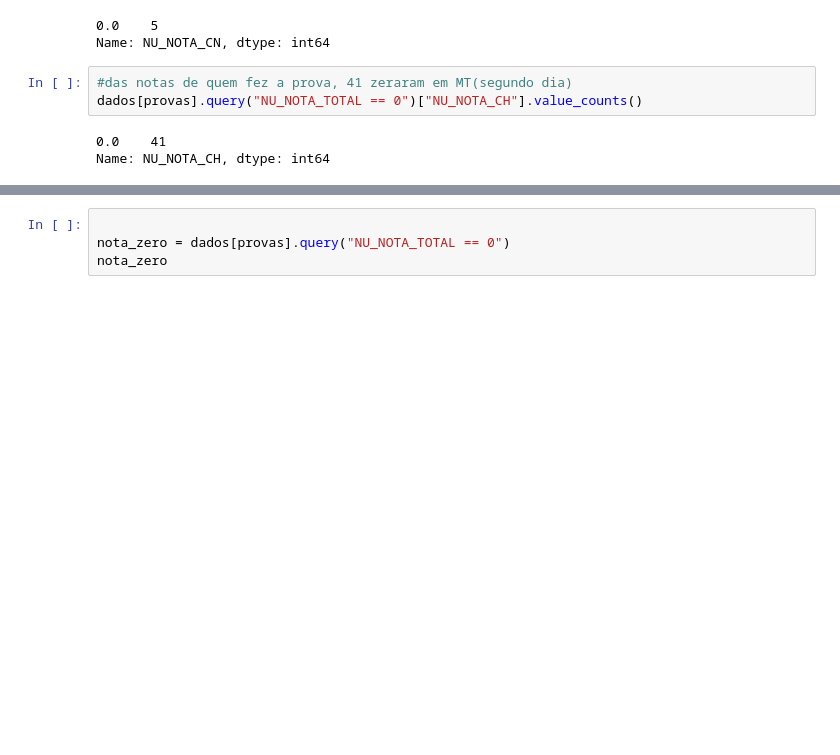
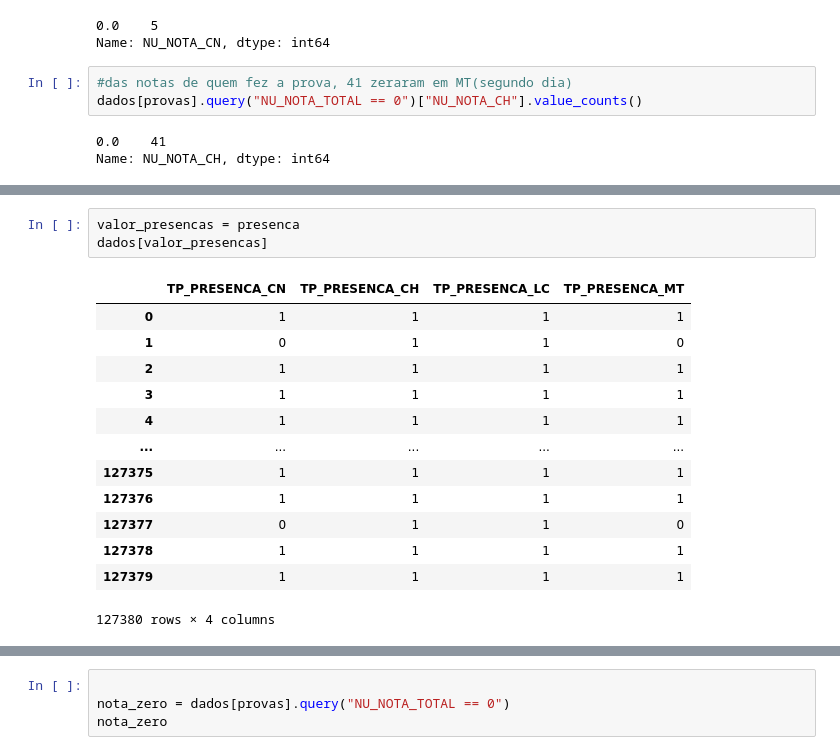
Before and after one commit to 6abi/imersaoDados, a Jupyter notebook: Aula02/Desafios.ipynb, the cells around one changed output, grey strips where cells are left out. Drawn from its saved outputs; the diff is of its cells as text; blank space fills up the shorter version.

```diff
--- a/Aula02/Desafios.ipynb
+++ b/Aula02/Desafios.ipynb
@@ -275,3 +279,20 @@ dados[provas].query("NU_NOTA_TOTAL == 0")["TP_PRESENCA_MT"].value_counts()
 0    29157
 1        5
 Name: TP_PRESENCA_MT, dtype: int64
+# %%
+valor_presencas = presenca
+dados[valor_presencas]
+# %% [output]
+|  | TP_PRESENCA_CN | TP_PRESENCA_CH | TP_PRESENCA_LC | TP_PRESENCA_MT |
+| 0 | 1 | 1 | 1 | 1 |
+| 1 | 0 | 1 | 1 | 0 |
+| 2 | 1 | 1 | 1 | 1 |
+| 3 | 1 | 1 | 1 | 1 |
+| 4 | 1 | 1 | 1 | 1 |
+| ... | ... | ... | ... | ... |
+| 127375 | 1 | 1 | 1 | 1 |
+| 127376 | 1 | 1 | 1 | 1 |
+| 127377 | 0 | 1 | 1 | 0 |
+| 127378 | 1 | 1 | 1 | 1 |
+| 127379 | 1 | 1 | 1 | 1 |
+127380 rows × 4 columns
```
Also changed, not shown: parts of 7 cells of this notebook.
